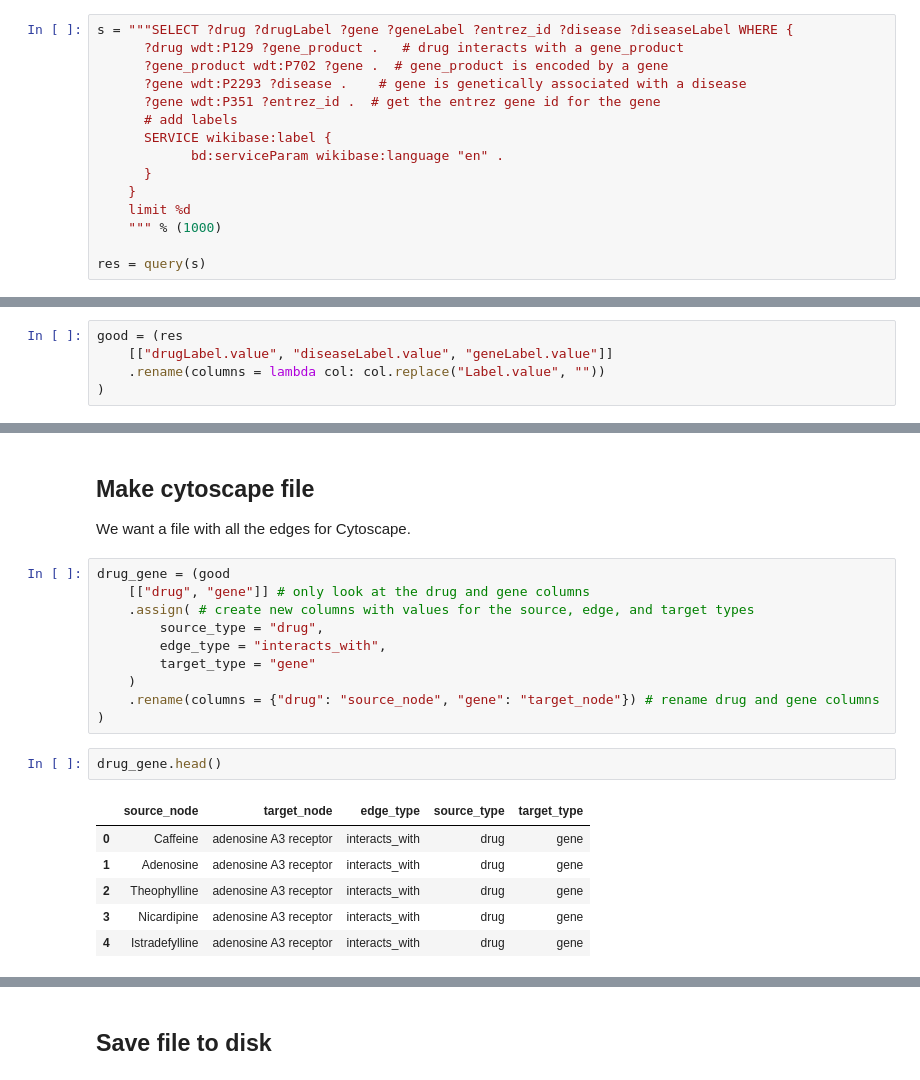
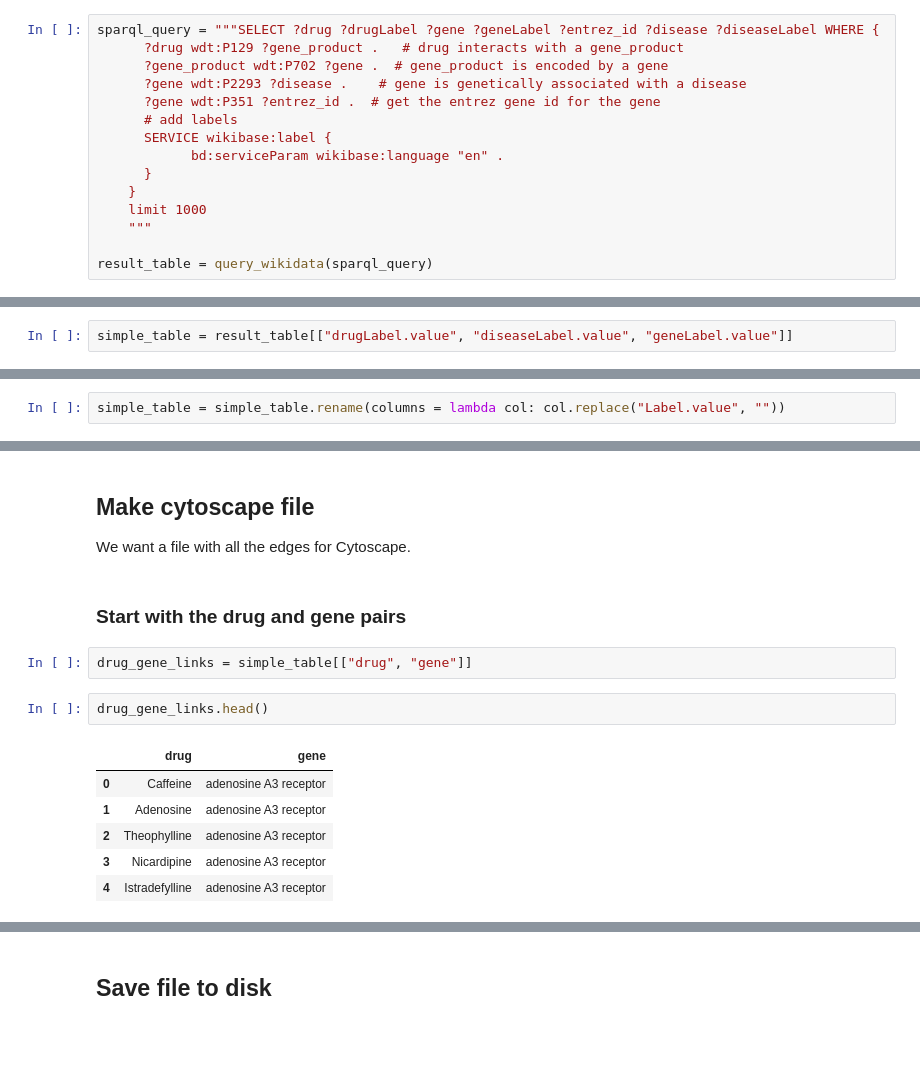
Before and after one commit to sebotic/tester, a Jupyter notebook: toby.ipynb, the cells around one changed output, grey strips where cells are left out. Drawn from its saved outputs; the diff is of its cells as text; blank space fills up the shorter version.

```diff
--- a/toby.ipynb
+++ b/toby.ipynb
@@ -17,7 +26,7 @@ def query(s):
 # %% [markdown]
 ## Run our SPARQL query
 # %%
-s = """SELECT ?drug ?drugLabel ?gene ?geneLabel ?entrez_id ?disease ?diseaseLabel WHERE {
+sparql_query = """SELECT ?drug ?drugLabel ?gene ?geneLabel ?entrez_id ?disease ?diseaseLabel WHERE {
       ?drug wdt:P129 ?gene_product .   # drug interacts with a gene_product
       ?gene_product wdt:P702 ?gene .  # gene_product is encoded by a gene
       ?gene wdt:P2293 ?disease .    # gene is genetically associated with a disease
@@ -27,7 +36,7 @@ s = """SELECT ?drug ?drugLabel ?gene ?geneLabel ?entrez_id ?disease ?diseaseLabe
             bd:serviceParam wikibase:language "en" .
       }
     }
-    limit %d
-    """ % (1000)
+    limit 1000
+    """
 
-res = query(s)
+result_table = query_wikidata(sparql_query)
@@ -48,3 +59,5 @@ res.head()
 Our results from the SPARQL query has more detail than we care about. We only want to know the names of the drug, disease, and gene columns.
 # %% [markdown]
 ## Extract only the columns we care about
+# %%
+simple_table = result_table[["drugLabel.value", "diseaseLabel.value", "geneLabel.value"]]
@@ -51,6 +77,3 @@ Our results from the SPARQL query has more detail than we care about. We only wa
 # %%
-good = (res
-    [["drugLabel.value", "diseaseLabel.value", "geneLabel.value"]]
-    .rename(columns = lambda col: col.replace("Label.value", ""))
-)
+simple_table = simple_table.rename(columns = lambda col: col.replace("Label.value", ""))
 # %%
@@ -116,22 +204,16 @@ counts.to_csv("drug_disease_count_toby.tsv", sep = '\t', index = False)
 ## Make cytoscape file
 
 We want a file with all the edges for Cytoscape.
-# %%
-drug_gene = (good
-    [["drug", "gene"]] # only look at the drug and gene columns
-    .assign( # create new columns with values for the source, edge, and target types
-        source_type = "drug",
-        edge_type = "interacts_with",
-        target_type = "gene"
-    )
-    .rename(columns = {"drug": "source_node", "gene": "target_node"}) # rename drug and gene columns
-)
+# %% [markdown]
+### Start with the drug and gene pairs
+# %%
+drug_gene_links = simple_table[["drug", "gene"]]
 # %%
-drug_gene.head()
+drug_gene_links.head()
 # %% [output]
-|  | source_node | target_node | edge_type | source_type | target_type |
-| 0 | Caffeine | adenosine A3 receptor | interacts_with | drug | gene |
-| 1 | Adenosine | adenosine A3 receptor | interacts_with | drug | gene |
-| 2 | Theophylline | adenosine A3 receptor | interacts_with | drug | gene |
-| 3 | Nicardipine | adenosine A3 receptor | interacts_with | drug | gene |
-| 4 | Istradefylline | adenosine A3 receptor | interacts_with | drug | gene |
+|  | drug | gene |
+| 0 | Caffeine | adenosine A3 receptor |
+| 1 | Adenosine | adenosine A3 receptor |
+| 2 | Theophylline | adenosine A3 receptor |
+| 3 | Nicardipine | adenosine A3 receptor |
+| 4 | Istradefylline | adenosine A3 receptor |
```
Also changed, not shown: parts of 69 cells of this notebook.
